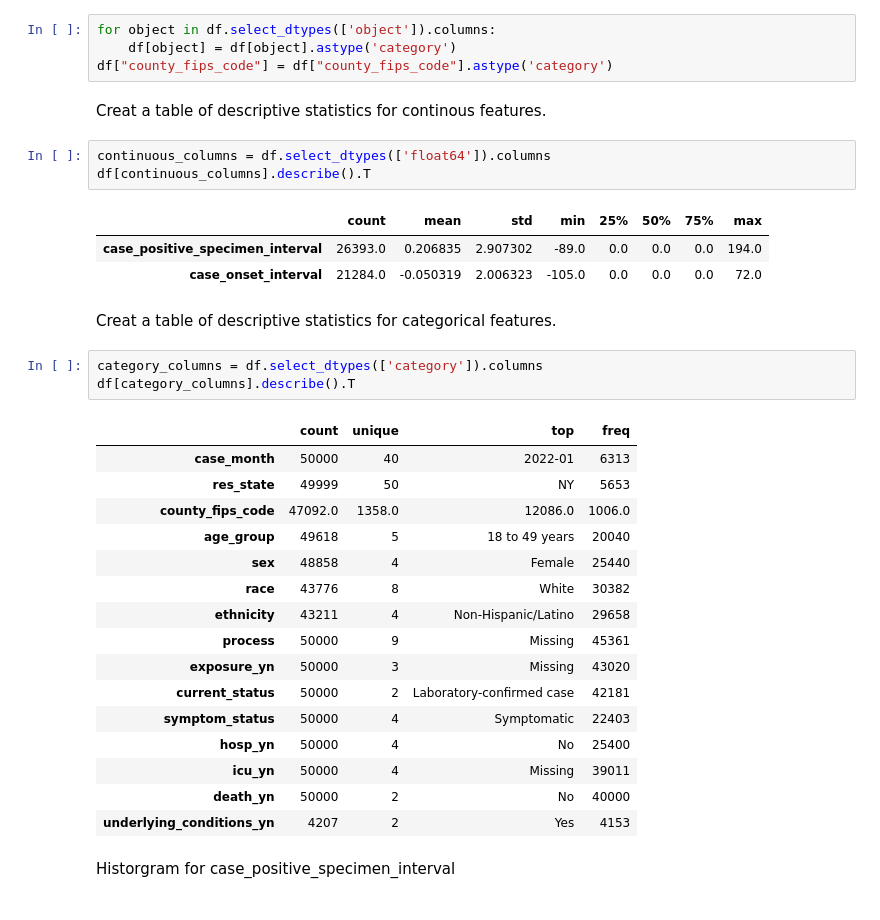
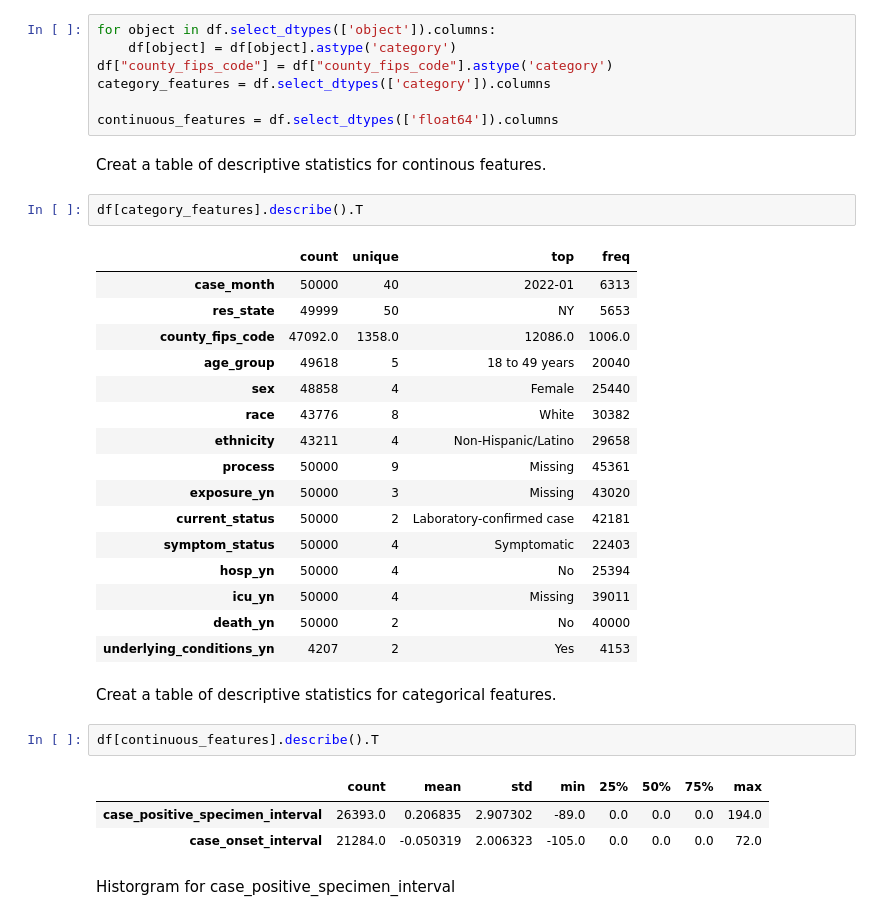
Before and after one commit to Southwick-Adam/CovidDataAnalysis, a Jupyter notebook: 2023-Homework1-Notebook.ipynb, the cells around one changed output. Drawn from its saved outputs; the diff is of its cells as text.

```diff
--- a/2023-Homework1-Notebook.ipynb
+++ b/2023-Homework1-Notebook.ipynb
@@ -249,37 +473,38 @@ my features of type category reverted to theire old datatypes so I will cahnge t
 for object in df.select_dtypes(['object']).columns:
     df[object] = df[object].astype('category')
 df["county_fips_code"] = df["county_fips_code"].astype('category')
+category_features = df.select_dtypes(['category']).columns
+
+continuous_features = df.select_dtypes(['float64']).columns
 # %% [markdown]
 Creat a table of descriptive statistics for continous features.
-# %%
-continuous_columns = df.select_dtypes(['float64']).columns
-df[continuous_columns].describe().T
-# %% [output]
-|  | count | mean | std | min | 25% | 50% | 75% | max |
-| case_positive_specimen_interval | 26393.0 | 0.206835 | 2.907302 | -89.0 | 0.0 | 0.0 | 0.0 | 194.0 |
-| case_onset_interval | 21284.0 | -0.050319 | 2.006323 | -105.0 | 0.0 | 0.0 | 0.0 | 72.0 |
+# %%
+df[category_features].describe().T
+# %% [output]
+|  | count | unique | top | freq |
+| case_month | 50000 | 40 | 2022-01 | 6313 |
+| res_state | 49999 | 50 | NY | 5653 |
+| county_fips_code | 47092.0 | 1358.0 | 12086.0 | 1006.0 |
+| age_group | 49618 | 5 | 18 to 49 years | 20040 |
+| sex | 48858 | 4 | Female | 25440 |
+| race | 43776 | 8 | White | 30382 |
+| ethnicity | 43211 | 4 | Non-Hispanic/Latino | 29658 |
+| process | 50000 | 9 | Missing | 45361 |
+| exposure_yn | 50000 | 3 | Missing | 43020 |
+| current_status | 50000 | 2 | Laboratory-confirmed case | 42181 |
+| symptom_status | 50000 | 4 | Symptomatic | 22403 |
+| hosp_yn | 50000 | 4 | No | 25394 |
+| icu_yn | 50000 | 4 | Missing | 39011 |
+| death_yn | 50000 | 2 | No | 40000 |
+| underlying_conditions_yn | 4207 | 2 | Yes | 4153 |
 # %% [markdown]
 Creat a table of descriptive statistics for categorical features.
-# %%
-category_columns = df.select_dtypes(['category']).columns
-df[category_columns].describe().T
-# %% [output]
-|  | count | unique | top | freq |
-| case_month | 50000 | 40 | 2022-01 | 6313 |
-| res_state | 49999 | 50 | NY | 5653 |
-| county_fips_code | 47092.0 | 1358.0 | 12086.0 | 1006.0 |
-| age_group | 49618 | 5 | 18 to 49 years | 20040 |
-| sex | 48858 | 4 | Female | 25440 |
-| race | 43776 | 8 | White | 30382 |
-| ethnicity | 43211 | 4 | Non-Hispanic/Latino | 29658 |
-| process | 50000 | 9 | Missing | 45361 |
-| exposure_yn | 50000 | 3 | Missing | 43020 |
-| current_status | 50000 | 2 | Laboratory-confirmed case | 42181 |
-| symptom_status | 50000 | 4 | Symptomatic | 22403 |
-| hosp_yn | 50000 | 4 | No | 25400 |
-| icu_yn | 50000 | 4 | Missing | 39011 |
-| death_yn | 50000 | 2 | No | 40000 |
-| underlying_conditions_yn | 4207 | 2 | Yes | 4153 |
+# %%
+df[continuous_features].describe().T
+# %% [output]
+|  | count | mean | std | min | 25% | 50% | 75% | max |
+| case_positive_specimen_interval | 26393.0 | 0.206835 | 2.907302 | -89.0 | 0.0 | 0.0 | 0.0 | 194.0 |
+| case_onset_interval | 21284.0 | -0.050319 | 2.006323 | -105.0 | 0.0 | 0.0 | 0.0 | 72.0 |
 # %% [markdown]
 Historgram for case_positive_specimen_interval
 # %%
```
Also changed, not shown: parts of 70 cells of this notebook, 12 other files.
